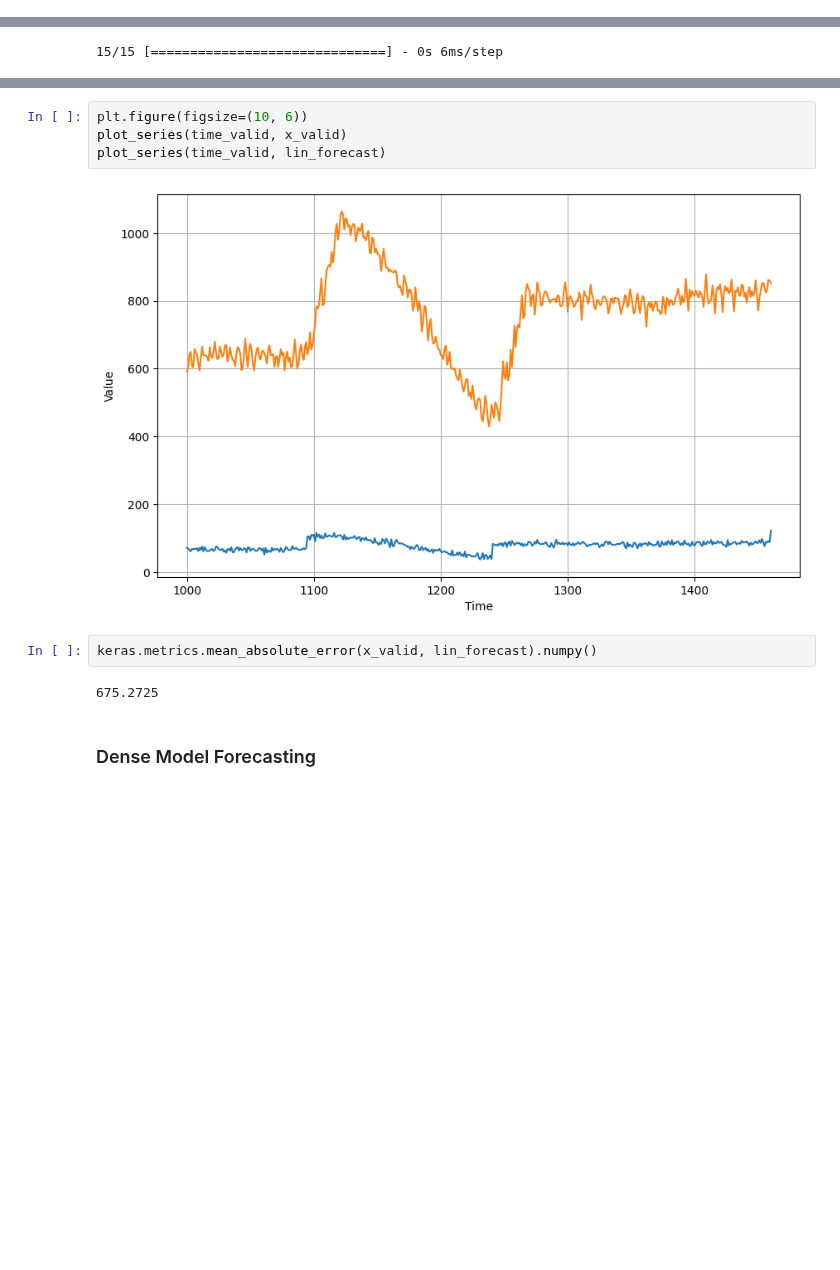
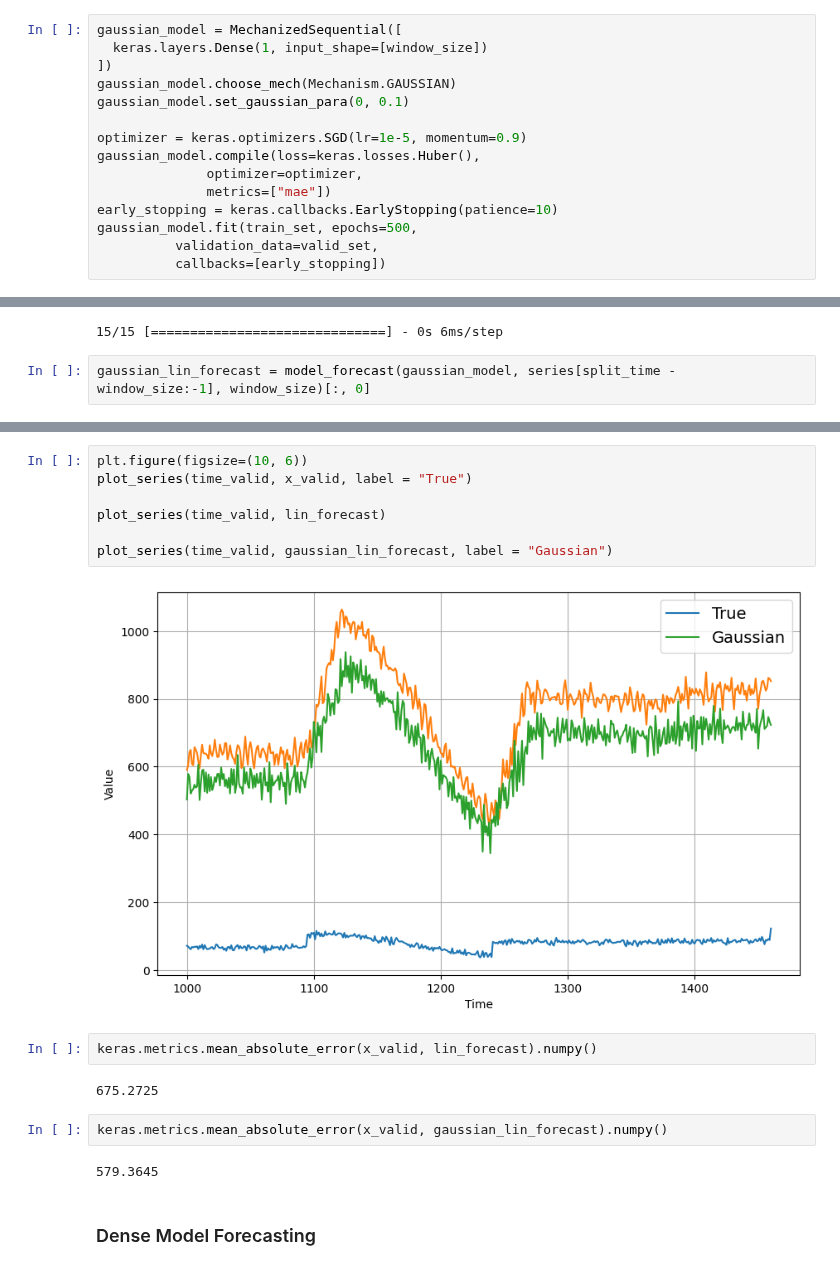
Before and after one commit to jiawenliu/AdaptivityAnalysis, a Jupyter notebook: eval/benchmark/tensorflow/mechanized-model/tensorflow-examples-udacity-l08c05_forecasting_with_machine_learning.ipynb, the cells around one changed output, grey strips where cells are left out. Drawn from its saved outputs; the diff is of its cells as text; blank space fills up the shorter version.

```diff
--- a/eval/benchmark/tensorflow/mechanized-model/tensorflow-examples-udacity-l08c05_forecasting_with_machine_learning.ipynb
+++ b/eval/benchmark/tensorflow/mechanized-model/tensorflow-examples-udacity-l08c05_forecasting_with_machine_learning.ipynb
@@ -304,3 +304,18 @@ Epoch 14/500
 Epoch 15/500
 31/31 [==============================] - 0s 5ms/step - loss: 409.2146 - mae: 409.7132 - val_loss: 682.1138 - val_mae: 682.6138
 <keras.callbacks.History at 0x...>
+# %%
+gaussian_model = MechanizedSequential([
+  keras.layers.Dense(1, input_shape=[window_size])
+])
+gaussian_model.choose_mech(Mechanism.GAUSSIAN)
+gaussian_model.set_gaussian_para(0, 0.1)
+
+optimizer = keras.optimizers.SGD(lr=1e-5, momentum=0.9)
+gaussian_model.compile(loss=keras.losses.Huber(),
+              optimizer=optimizer,
+              metrics=["mae"])
+early_stopping = keras.callbacks.EarlyStopping(patience=10)
+gaussian_model.fit(train_set, epochs=500,
+          validation_data=valid_set,
+          callbacks=[early_stopping])
@@ -316,3 +351,5 @@ def model_forecast(model, series, window_size):
 lin_forecast = model_forecast(model, series[split_time - window_size:-1], window_size)[:, 0]
 # %% [output]
 15/15 [==============================] - 0s 6ms/step
+# %%
+gaussian_lin_forecast = model_forecast(gaussian_model, series[split_time - window_size:-1], window_size)[:, 0]
@@ -322,14 +363,21 @@ lin_forecast.shape
 (461,)
 # %%
 plt.figure(figsize=(10, 6))
-plot_series(time_valid, x_valid)
+plot_series(time_valid, x_valid, label = "True")
+
 plot_series(time_valid, lin_forecast)
+
+plot_series(time_valid, gaussian_lin_forecast, label = "Gaussian")
 # %% [output]
-[figure, old version]
+[figure, new version]
 # %%
 keras.metrics.mean_absolute_error(x_valid, lin_forecast).numpy()
 # %% [output]
 675.2725
+# %%
+keras.metrics.mean_absolute_error(x_valid, gaussian_lin_forecast).numpy()
+# %% [output]
+579.3645
 # %% [markdown]
 ### Dense Model Forecasting
 # %%
```
Also changed, not shown: parts of 11 cells of this notebook, 1 other file.
